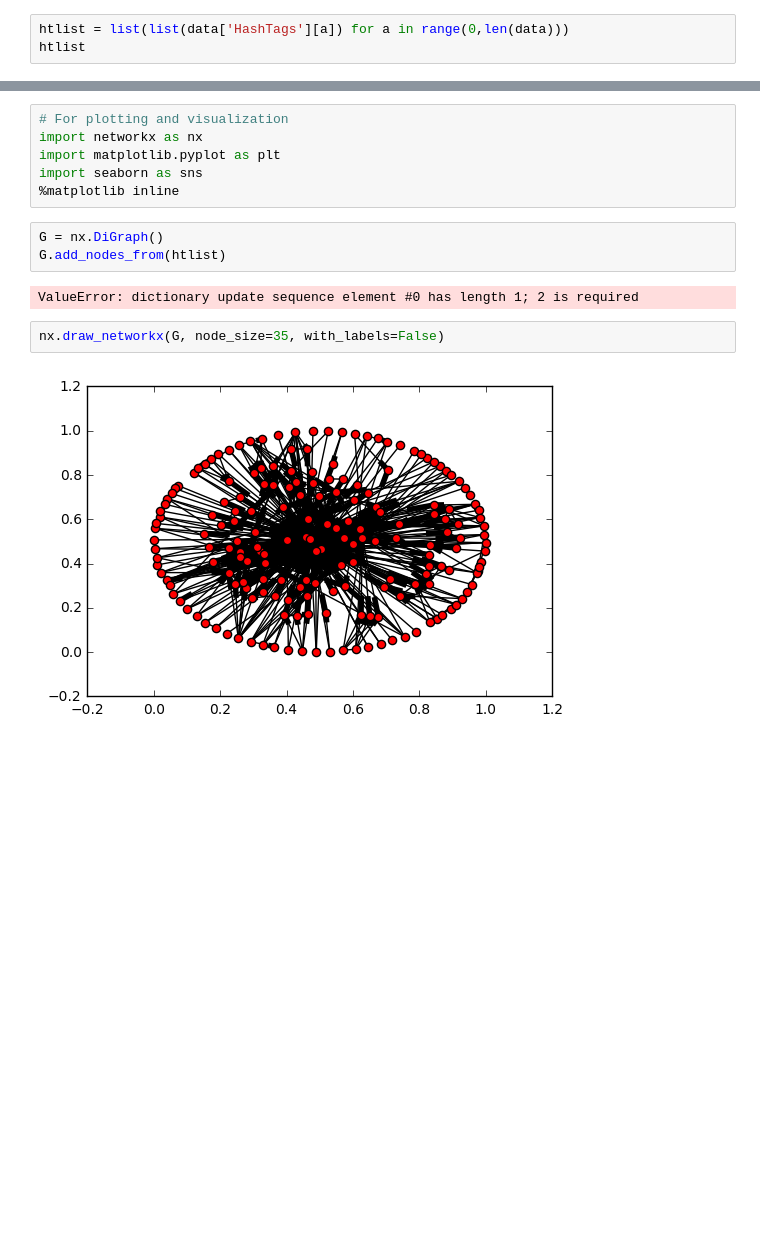
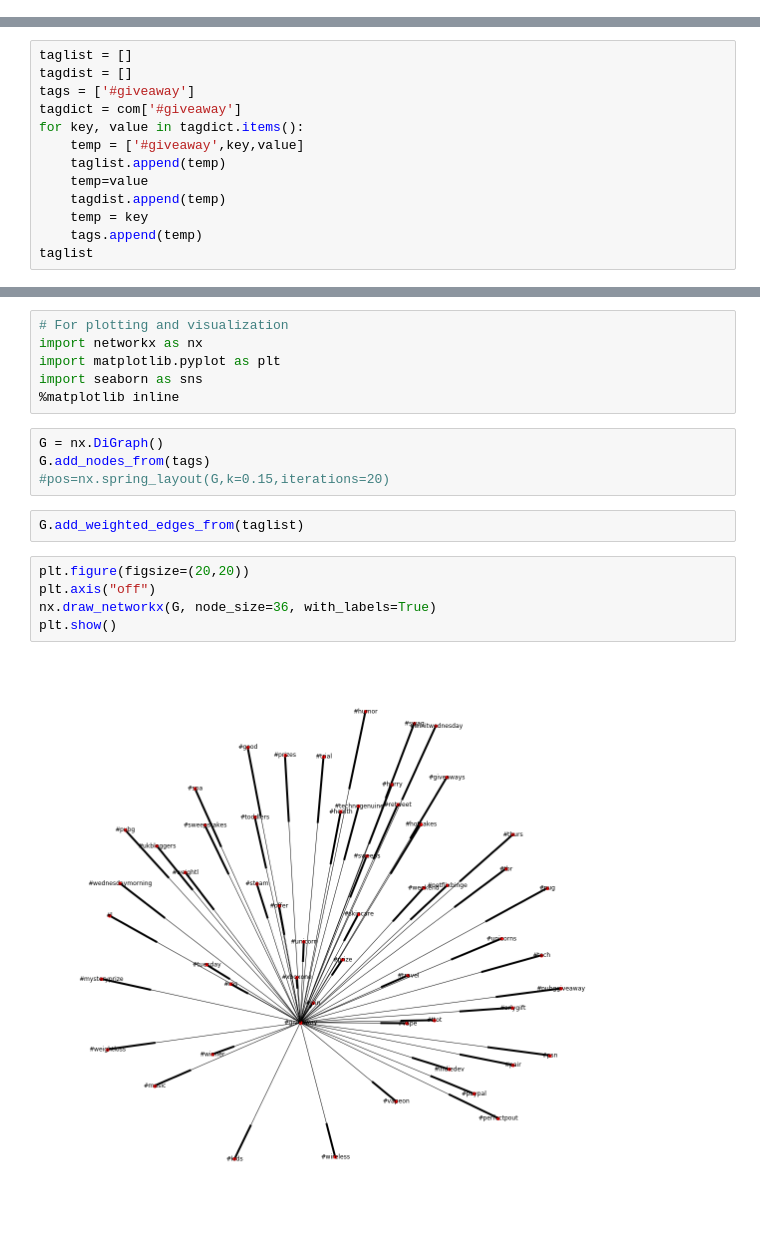
Before and after one commit to The-obsrvr/SocialNetworks, a Jupyter notebook: SINProject.ipynb, the cells around one changed output, grey strips where cells are left out. Cells and saved outputs as stored; diff of their text form; blank space fills up the shorter version.

```diff
--- a/SINProject.ipynb
+++ b/SINProject.ipynb
@@ -84,4 +87 @@ data.sort_values(by='Date', ascending=0)
 500 rows × 6 columns
-# %%
-htlist = list(list(data['HashTags'][a]) for a in range(0,len(data)))
-htlist
@@ -159,0 +142,13 @@ terms_max
+# %%
+taglist = []
+tagdist = []
+tags = ['#giveaway']
+tagdict = com['#giveaway']
+for key, value in tagdict.items():
+    temp = ['#giveaway',key,value]
+    taglist.append(temp)
+    temp=value
+    tagdist.append(temp)
+    temp = key
+    tags.append(temp)
+taglist
@@ -167,10 +229,14 @@ import seaborn as sns
 %matplotlib inline
 # %%
 G = nx.DiGraph()
-G.add_nodes_from(htlist)
+G.add_nodes_from(tags)
+#pos=nx.spring_layout(G,k=0.15,iterations=20)
-# %% [output]
-ValueError: dictionary update sequence element #0 has length 1; 2 is required
-# %%
-nx.draw_networkx(G, node_size=35, with_labels=False)
-# %% [output]
-[figure, removed]
+# %%
+G.add_weighted_edges_from(taglist)
+# %%
+plt.figure(figsize=(20,20))
+plt.axis("off")
+nx.draw_networkx(G, node_size=36, with_labels=True)
+plt.show()
+# %% [output]
+[figure, added]
```
Also changed, not shown: parts of 13 cells of this notebook.
